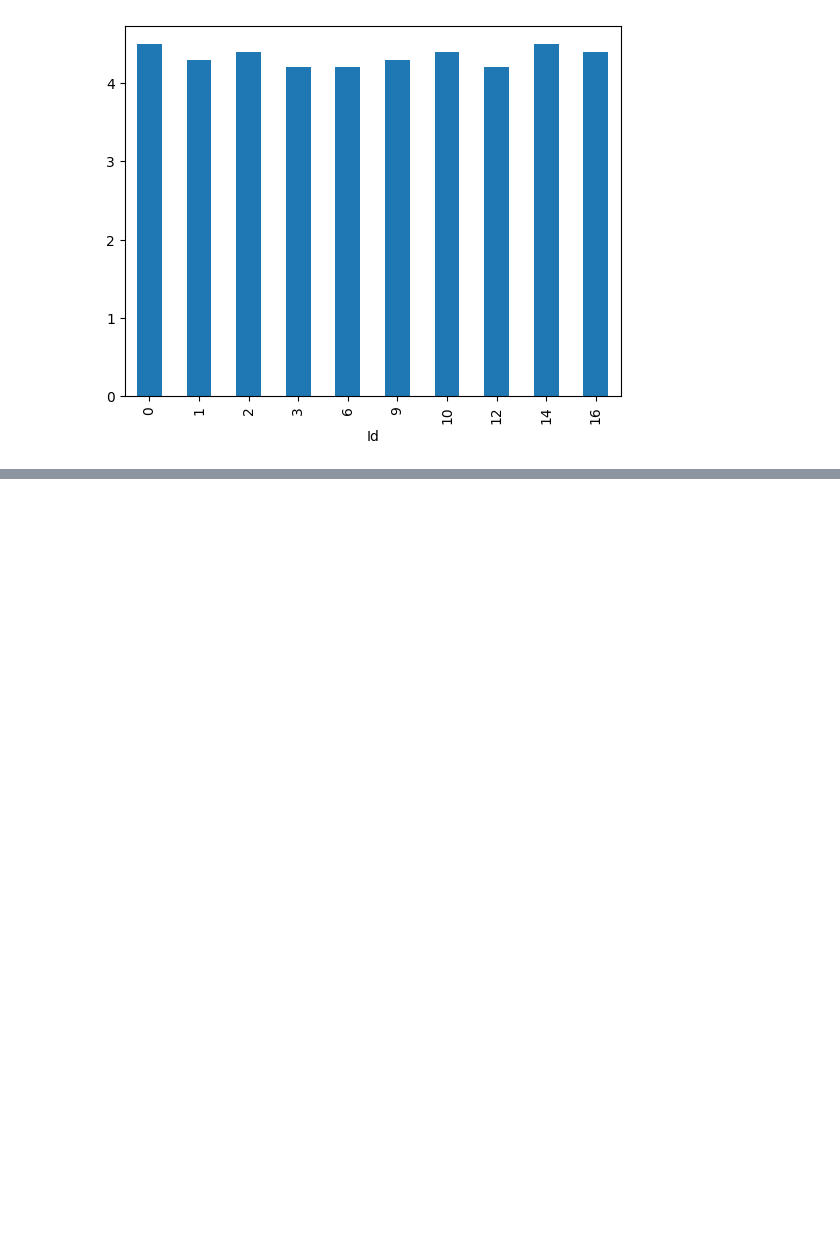
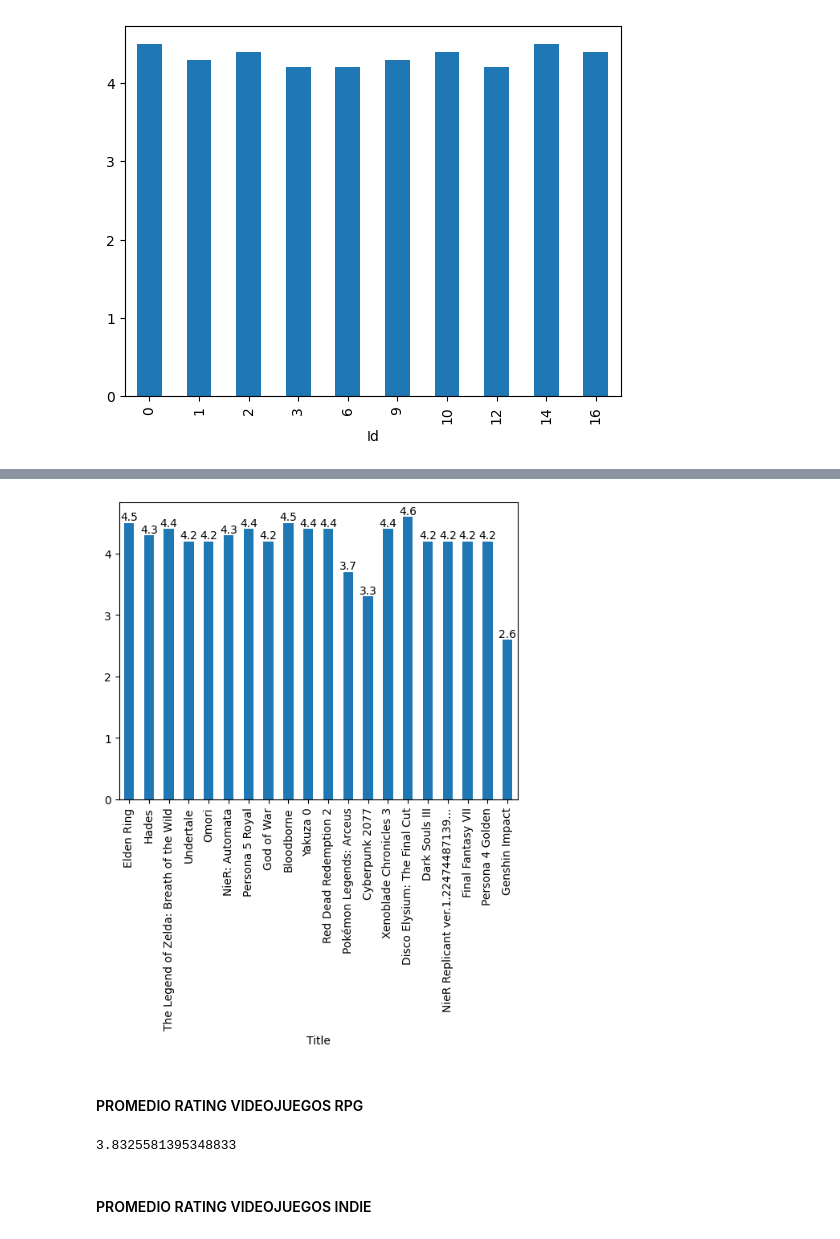
Before and after one commit to TheGaxz/Semestre_1, a Jupyter notebook: jupyter/04_Pandas.ipynb, the cells around one changed output, grey strips where cells are left out. Saved outputs shown, nothing was run; the diff lists cells and outputs as text; code cells hidden in the pictures; blank space fills up the shorter version.

```diff
--- a/jupyter/04_Pandas.ipynb
+++ b/jupyter/04_Pandas.ipynb
@@ -205,0 +215,27 @@ datasetRPG.drop(["Title"],axis=1)["Rating"].plot(kind="bar")
+# %%
+datasetRPG = nombresRPG.head(20)
+datasetRPG.set_index('Title', inplace=True)
+
+ax = datasetRPG['Rating'].plot(x=None, kind='bar')
+
+#Agregando etiquetas de rating en las barras
+for i, rating in enumerate(datasetRPG['Rating']):
+    ax.annotate(str(rating), xy=(i, rating), ha='center', va='bottom')
+
+plt.show()
+# %% [output]
+[figure, added]
+# %% [markdown]
+#### PROMEDIO RATING VIDEOJUEGOS RPG
+# %%
+#La función lambda se aplica a cada elemento de la columna Genres
+#Esta un función comprueba si la cadena "RPG" está presente en el valor de cada fila (Resultado serie de booleanos)
+
+ratings_RPG = datosDel[datosDel['Genres'].apply(lambda x: 'RPG' in x)]['Rating']
+promedio_RPG = ratings_RPG.mean()
+
+promedio_RPG
+# %% [output]
+3.8325581395348833
+# %% [markdown]
+#### PROMEDIO RATING VIDEOJUEGOS INDIE
```
Also changed, not shown: parts of 7 cells of this notebook, 2 other files.
